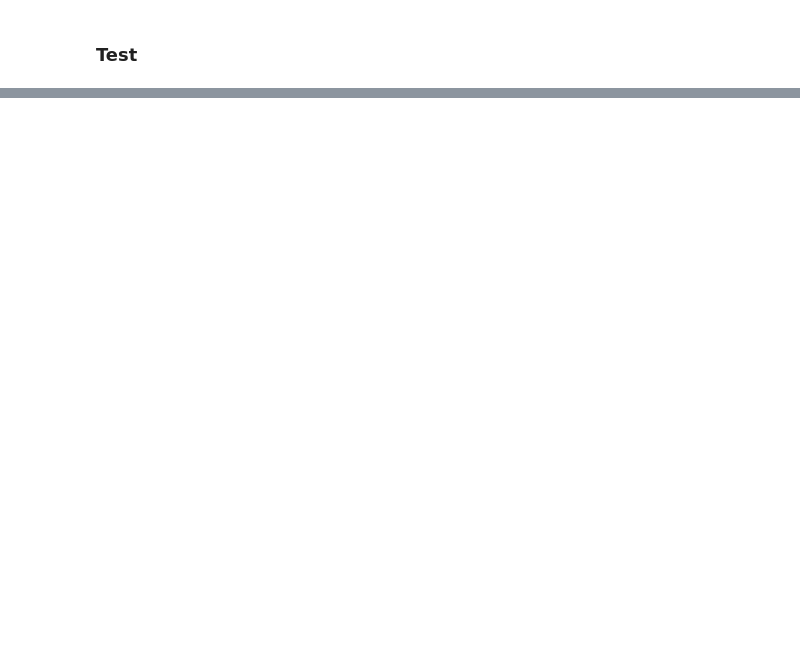
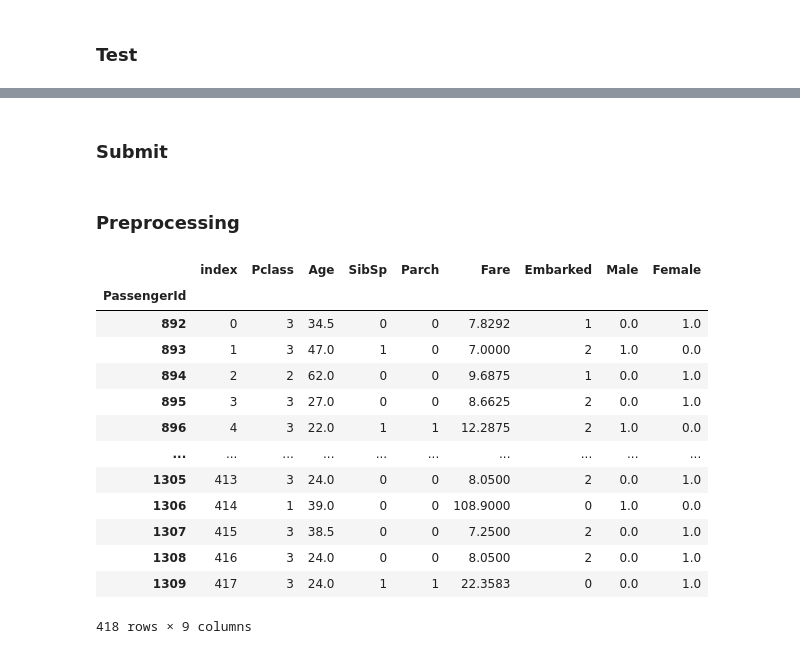
Before and after one commit to podSilvio/fastai-pytorch-playground, a Jupyter notebook: titanic-pytorch.ipynb, the cells around one changed output, grey strips where cells are left out. Drawn from its saved outputs; the diff is of its cells as text; code cells hidden in the pictures; blank space fills up the shorter version.

```diff
--- a/titanic-pytorch.ipynb
+++ b/titanic-pytorch.ipynb
@@ -93,4 +91,8 @@ from sklearn.preprocessing import LabelEncoder, OneHotEncoder
 
 label_encoder = LabelEncoder()
 one_hot_encoder = OneHotEncoder()
+# %%
+# Use one_hot_encode for gender
+gender = one_hot_encoder.fit_transform(X_train[['Sex']])
+gender_df = pd.DataFrame(gender.toarray(), columns=['Male', 'Female'])
 # %%
@@ -448,0 +478,44 @@ weighted avg       0.81      0.80      0.80       295
+# %% [markdown]
+### Submit
+# %% [markdown]
+### Preprocessing
+# %%
+# Use fillna with most frequent values
+test.fillna(modes, inplace=True)
+test.reset_index(inplace=True)
+
+test.drop(columns=['Name', 'Ticket', 'Cabin'], inplace=True)
+
+# Use one_hot_encode for gender
+gender_test = one_hot_encoder.transform(test[['Sex']])
+gender_test_df = pd.DataFrame(gender_test.toarray(), columns=['Male', 'Female'])
+
+# Merge train with encoded gender
+test = pd.concat([test, gender_test_df], axis=1)
+
+# Drop unused column
+test.drop(columns=['Sex'], inplace=True)
+
+# Encode 'Embarked' with label encoder
+test['Embarked'] = label_encoder.transform(test['Embarked'])
+
+# Set PassangerID as index
+test.set_index('PassengerId', inplace=True)
+
+# Print
+test
+# %% [output]
+|  | index | Pclass | Age | SibSp | Parch | Fare | Embarked | Male | Female |
+| PassengerId |  |  |  |  |  |  |  |  |  |
+| 892 | 0 | 3 | 34.5 | 0 | 0 | 7.8292 | 1 | 0.0 | 1.0 |
+| 893 | 1 | 3 | 47.0 | 1 | 0 | 7.0000 | 2 | 1.0 | 0.0 |
+| 894 | 2 | 2 | 62.0 | 0 | 0 | 9.6875 | 1 | 0.0 | 1.0 |
+| 895 | 3 | 3 | 27.0 | 0 | 0 | 8.6625 | 2 | 0.0 | 1.0 |
+| 896 | 4 | 3 | 22.0 | 1 | 1 | 12.2875 | 2 | 1.0 | 0.0 |
+| ... | ... | ... | ... | ... | ... | ... | ... | ... | ... |
+| 1305 | 413 | 3 | 24.0 | 0 | 0 | 8.0500 | 2 | 0.0 | 1.0 |
+| 1306 | 414 | 1 | 39.0 | 0 | 0 | 108.9000 | 0 | 1.0 | 0.0 |
+| 1307 | 415 | 3 | 38.5 | 0 | 0 | 7.2500 | 2 | 0.0 | 1.0 |
+| 1308 | 416 | 3 | 24.0 | 0 | 0 | 8.0500 | 2 | 0.0 | 1.0 |
+| 1309 | 417 | 3 | 24.0 | 1 | 1 | 22.3583 | 0 | 0.0 | 1.0 |
+418 rows × 9 columns
```
Also changed, not shown: parts of 29 cells of this notebook, 4 other files.
